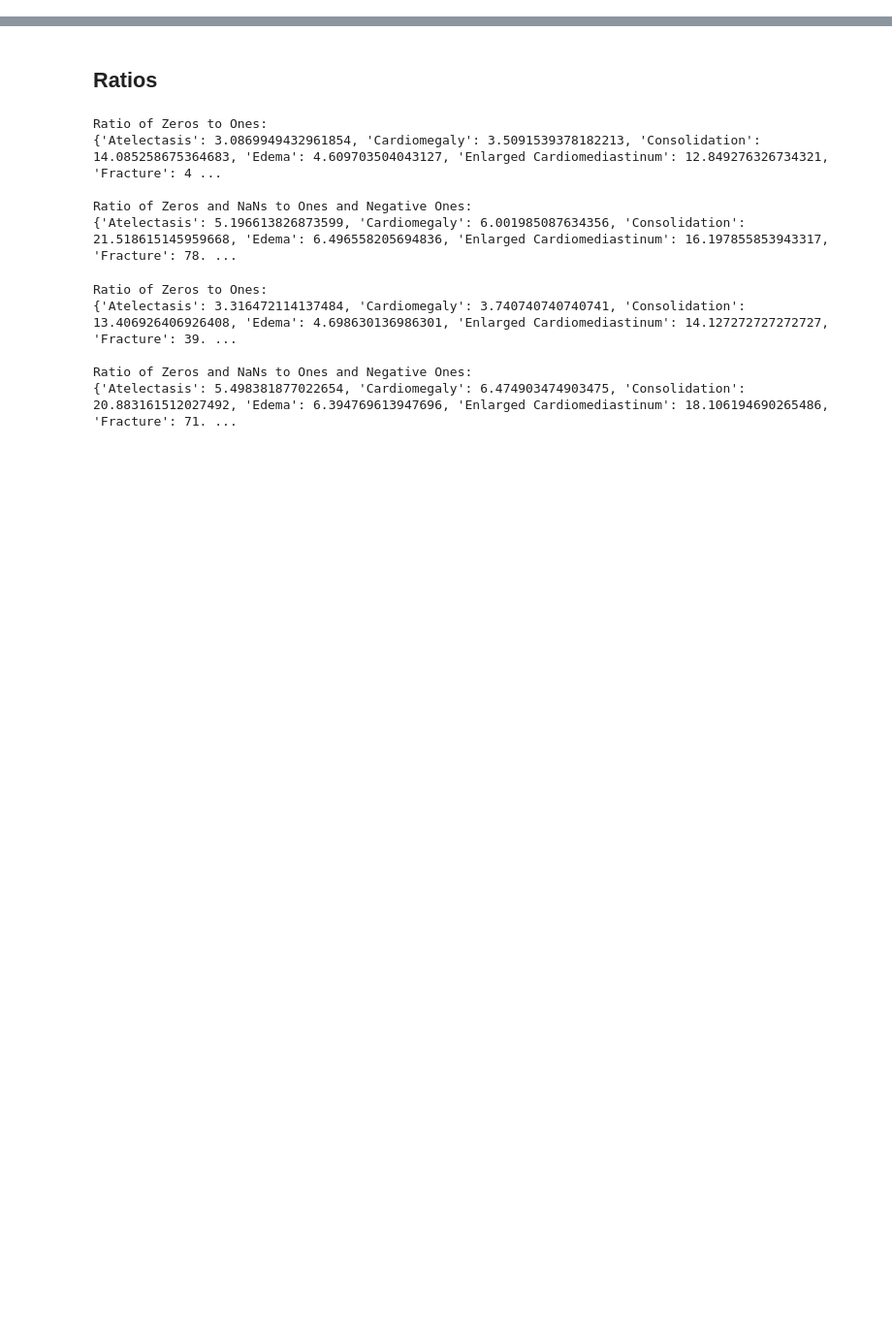
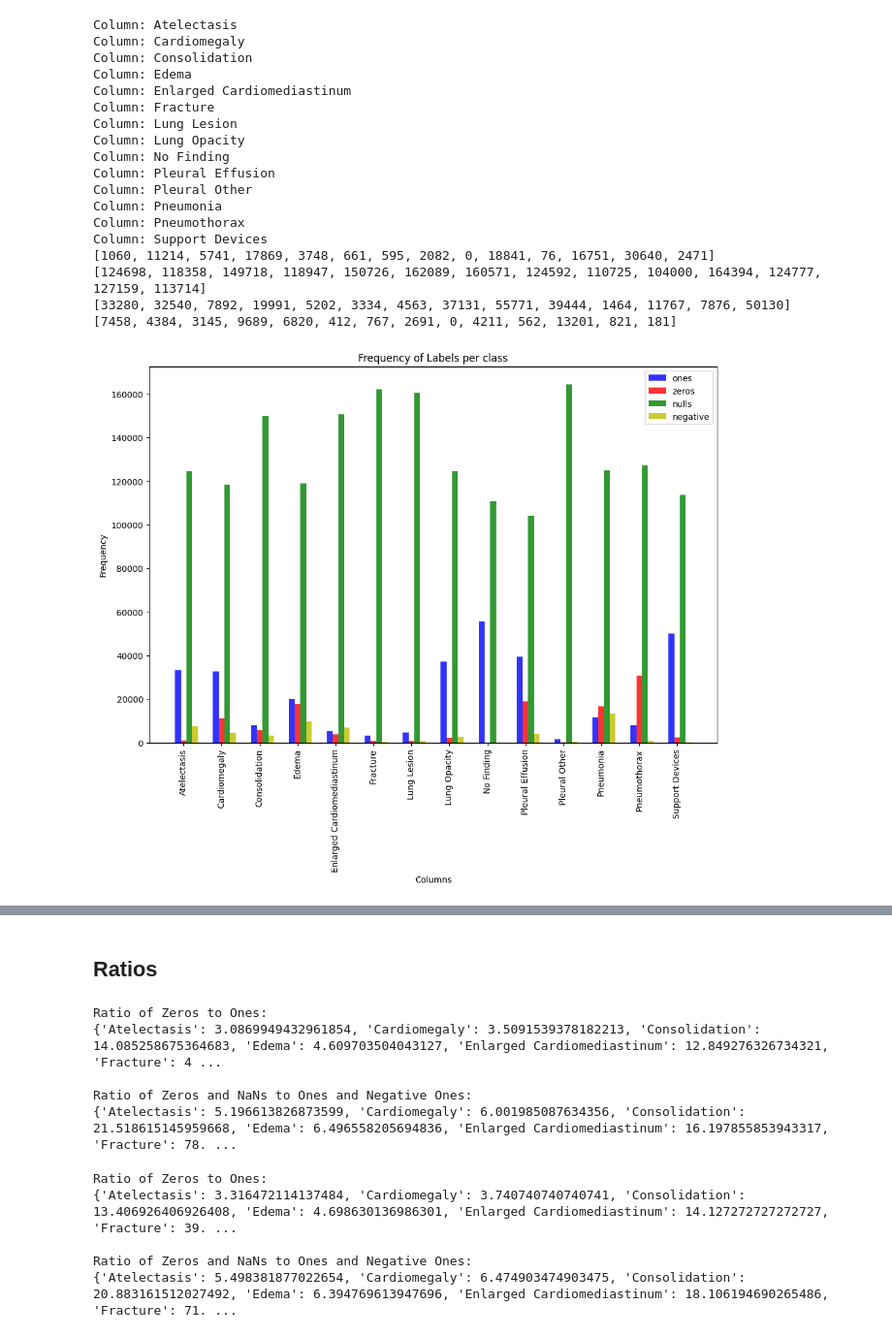
Before and after one commit to BasmaElhoseny01/X-Reporto-AI, a Jupyter notebook: note_books/Heat Maps Classes Weights.ipynb, the cells around one changed output, grey strips where cells are left out. Shown at 97% size. Cells and saved outputs as stored; diff of their text form; code cells hidden in the pictures; blank space fills up the shorter version.

Commit message:
Draw Histogram For all Heat Map CSV

```diff
--- a/note_books/Heat Maps Classes Weights.ipynb
+++ b/note_books/Heat Maps Classes Weights.ipynb
@@ -26,0 +6,9 @@ df = df.iloc[:, 2:16]
+# %%
+# Read CSV File
+df = pd.read_csv("../datasets/heat_map_full.csv")
+
+# Print column names with index
+for i, col in enumerate(df.columns):
+    print(f"Column {i}: {col}")
+
+df.head()
@@ -27 +40,51 @@ df = df.iloc[:, 2:16]
+# %%
+# for each column calculate number of missing values
+zeros=[]
+nulls=[]
+ones=[]
+negative=[]
+
+for column in df.columns[2:16]:
+    zeros.append((df[column]==0).sum())
+    nulls.append( df[column].isnull().sum())
+    ones.append((df[column]==1).sum())
+    negative.append((df[column]==-1).sum())
+
+
+# make a histogram of the number of ones and zeros in each column
+fig, ax = plt.subplots(figsize=(12, 8))
+index = np.arange(len(df.columns[2:16]))
+bar_width = 0.15
+opacity = 0.8
+rects1 = plt.bar(index, ones, bar_width, alpha=opacity, color='b', label='ones')
+rects2 = plt.bar(index + bar_width, zeros, bar_width, alpha=opacity, color='r', label='zeros')
+rects3 = plt.bar(index + 2*bar_width, nulls, bar_width, alpha=opacity, color='g', label='nulls')
+rects4 = plt.bar(index + 3*bar_width, negative, bar_width, alpha=opacity, color='y', label='negative')
+
+plt.xlabel('Columns')
+plt.ylabel('Frequency')
+plt.title('Frequency of Labels per class')
+plt.xticks(index + bar_width, df.columns[2:16], rotation='vertical')
+plt.legend()
+plt.show()
+# %% [output]
+Column: Atelectasis
+Column: Cardiomegaly
+Column: Consolidation
+Column: Edema
+Column: Enlarged Cardiomediastinum
+Column: Fracture
+Column: Lung Lesion
+Column: Lung Opacity
+Column: No Finding
+Column: Pleural Effusion
+Column: Pleural Other
+Column: Pneumonia
+Column: Pneumothorax
+Column: Support Devices
+[1060, 11214, 5741, 17869, 3748, 661, 595, 2082, 0, 18841, 76, 16751, 30640, 2471]
+[124698, 118358, 149718, 118947, 150726, 162089, 160571, 124592, 110725, 104000, 164394, 124777, 127159, 113714]
+[33280, 32540, 7892, 19991, 5202, 3334, 4563, 37131, 55771, 39444, 1464, 11767, 7876, 50130]
+[7458, 4384, 3145, 9689, 6820, 412, 767, 2691, 0, 4211, 562, 13201, 821, 181]
+[figure, added]
 # %%
```
Also changed, not shown: parts of 4 cells of this notebook, 1 other file.
